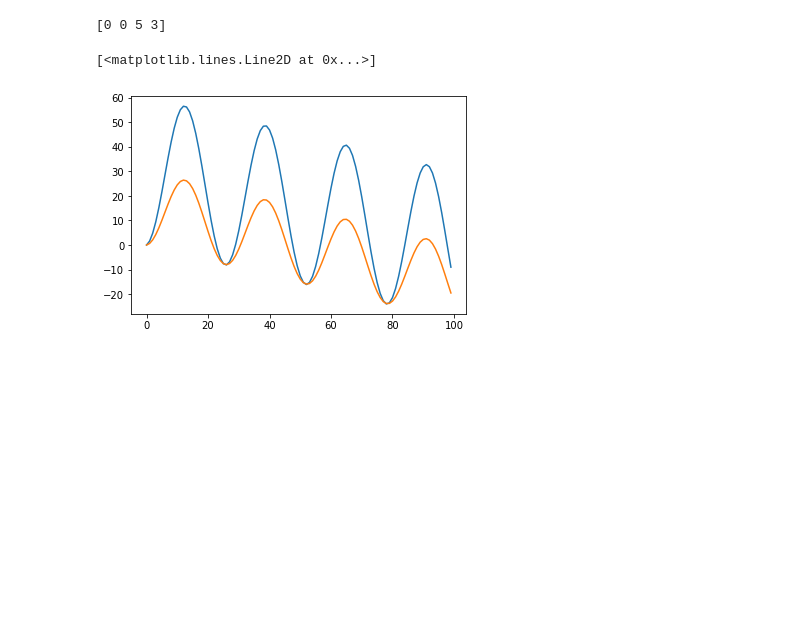
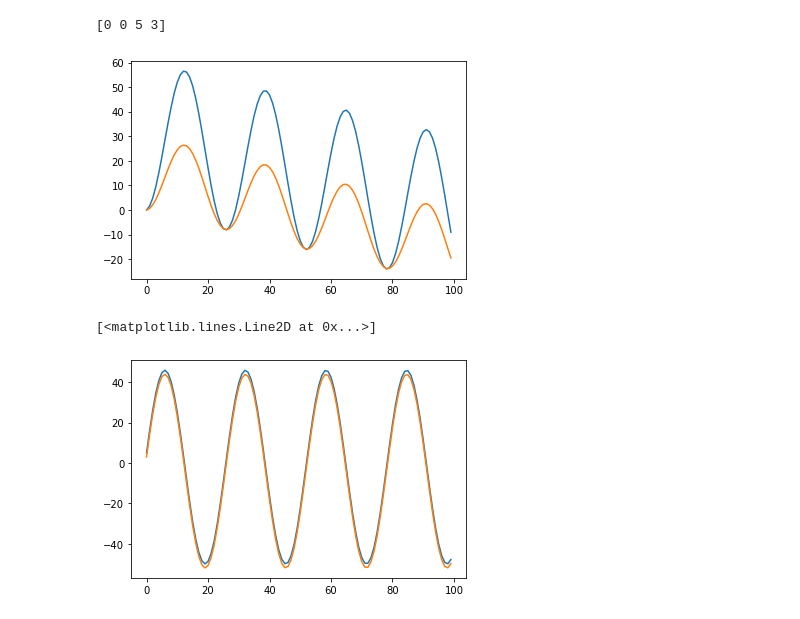
Before and after one commit to mariakesa/NeuromorphicNotebooks, a Jupyter notebook: Electronic,Optical,andMagneticPropertiesofMaterials.ipynb, the cells around one changed output. Drawn from its saved outputs; the diff is of its cells as text; code cells hidden in the pictures; blank space fills up the shorter version.

```diff
--- a/Electronic,Optical,andMagneticPropertiesofMaterials.ipynb
+++ b/Electronic,Optical,andMagneticPropertiesofMaterials.ipynb
@@ -36,6 +36,10 @@ X, infodict = integrate.odeint(hamiltonian, X0, t, full_output=True)
 # %%
 plt.plot(X[:,0])
 plt.plot(X[:,1])
+plt.show()
+plt.plot(X[:,2])
+plt.plot(X[:,3])
 # %% [output]
+[figure]
 [<matplotlib.lines.Line2D at 0x...>]
-[figure]
+[figure, added]
```
